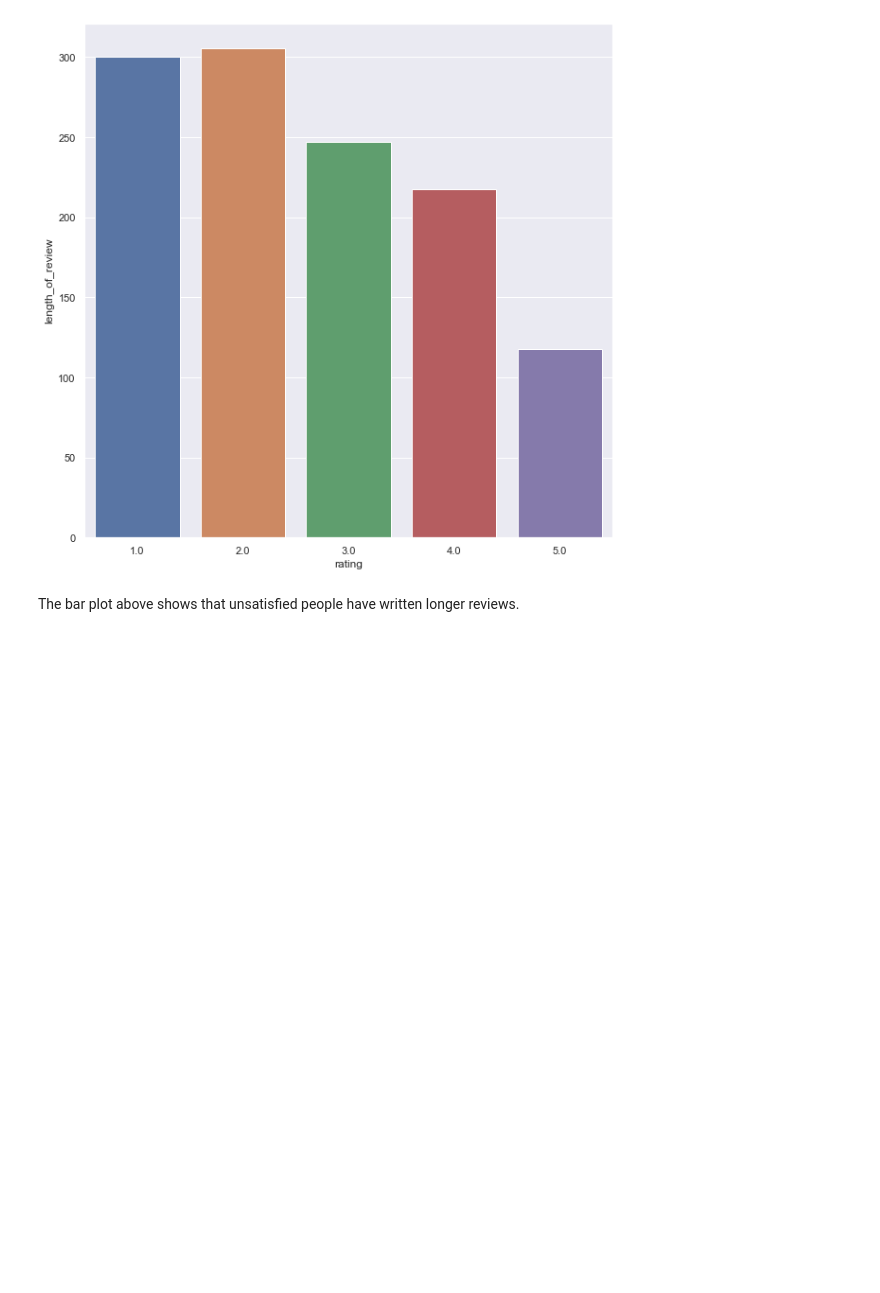
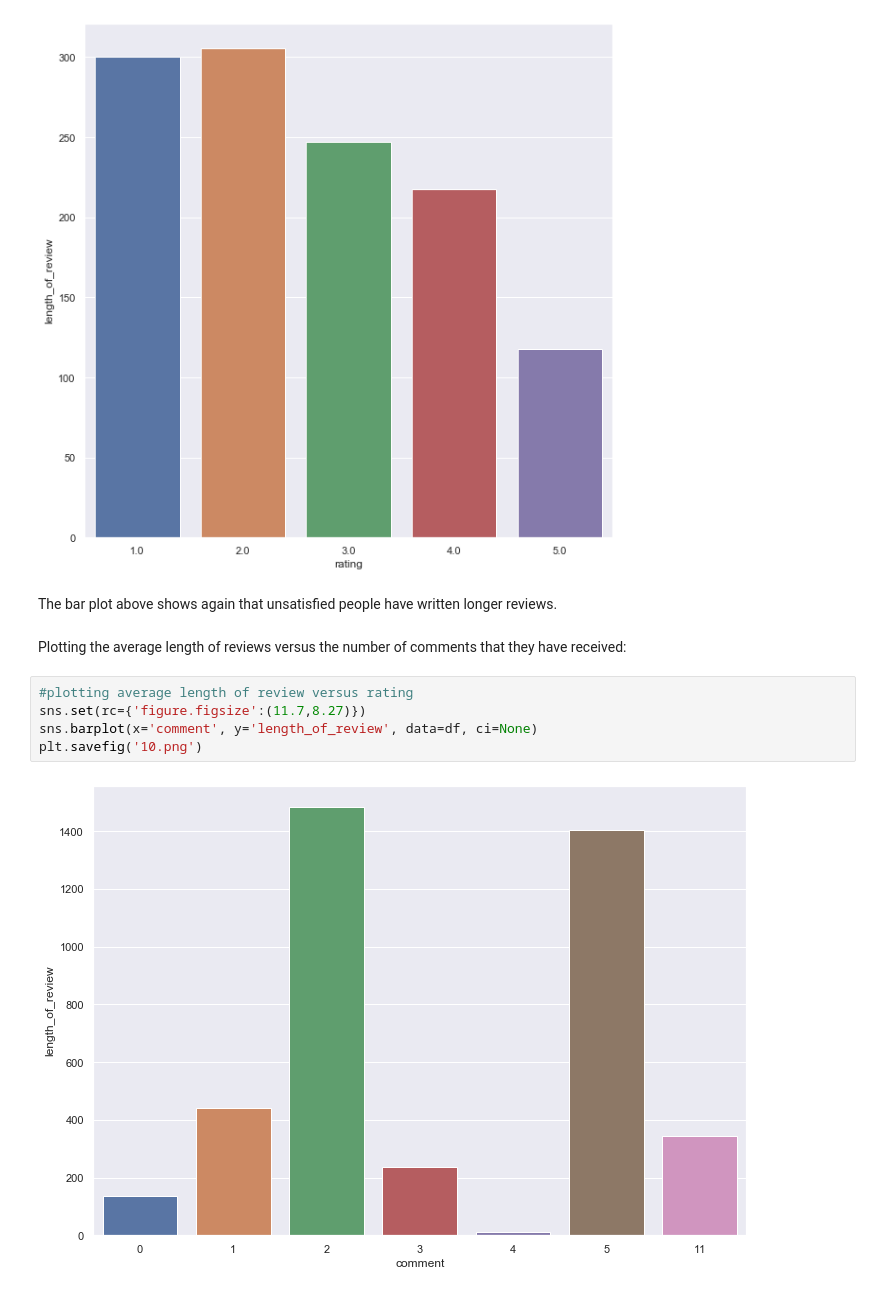
Before and after one commit to kavehamini/Amazon-Review-Analysis-JBL-Charge-4-Speaker-Sentiment-Analysis-NLP, a Jupyter notebook: JBL Speaker Reviews Dataset Analysis and Visualization.ipynb, the cells around one changed output. Saved outputs shown, nothing was run; the diff lists cells and outputs as text; blank space fills up the shorter version.

```diff
--- a/JBL Speaker Reviews Dataset Analysis and Visualization.ipynb
+++ b/JBL Speaker Reviews Dataset Analysis and Visualization.ipynb
@@ -297,4 +297,13 @@ plt.savefig('9.png')
 # %% [output]
 [figure]
 # %% [markdown]
-The bar plot above shows that unsatisfied people have written longer reviews.
+The bar plot above shows again that unsatisfied people have written longer reviews.
+# %% [markdown]
+Plotting the average length of reviews versus the number of comments that they have received:
+# %%
+#plotting average length of review versus rating
+sns.set(rc={'figure.figsize':(11.7,8.27)})
+sns.barplot(x='comment', y='length_of_review', data=df, ci=None)
+plt.savefig('10.png')
+# %% [output]
+[figure, added]
```
Also changed, not shown: parts of 4 cells of this notebook, 2 other files.
